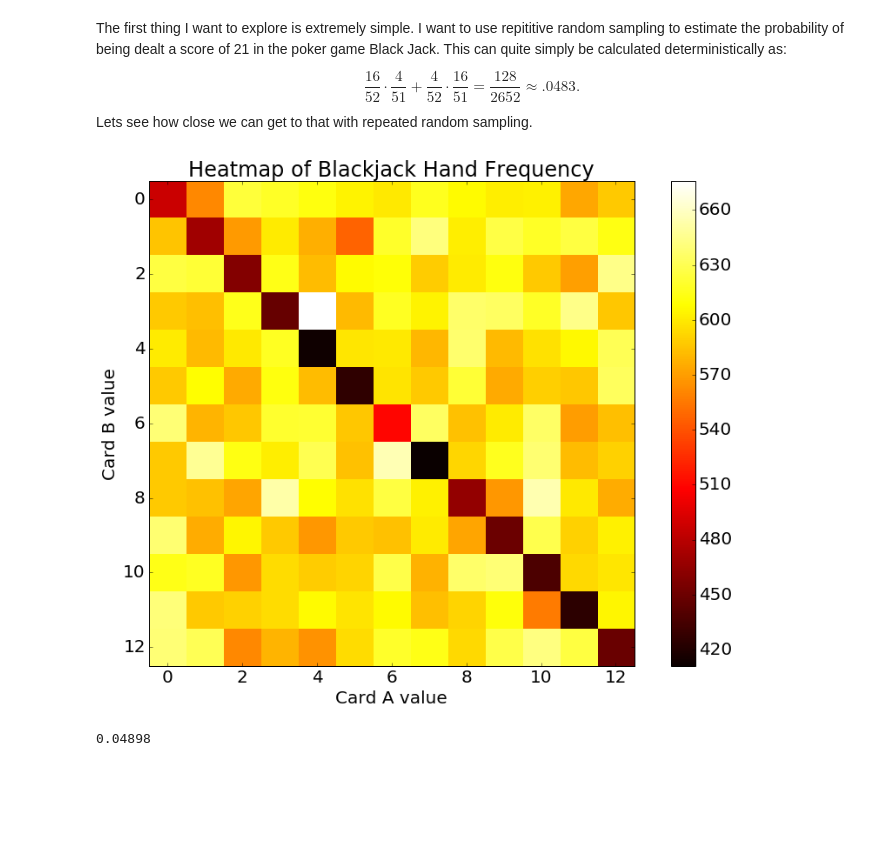
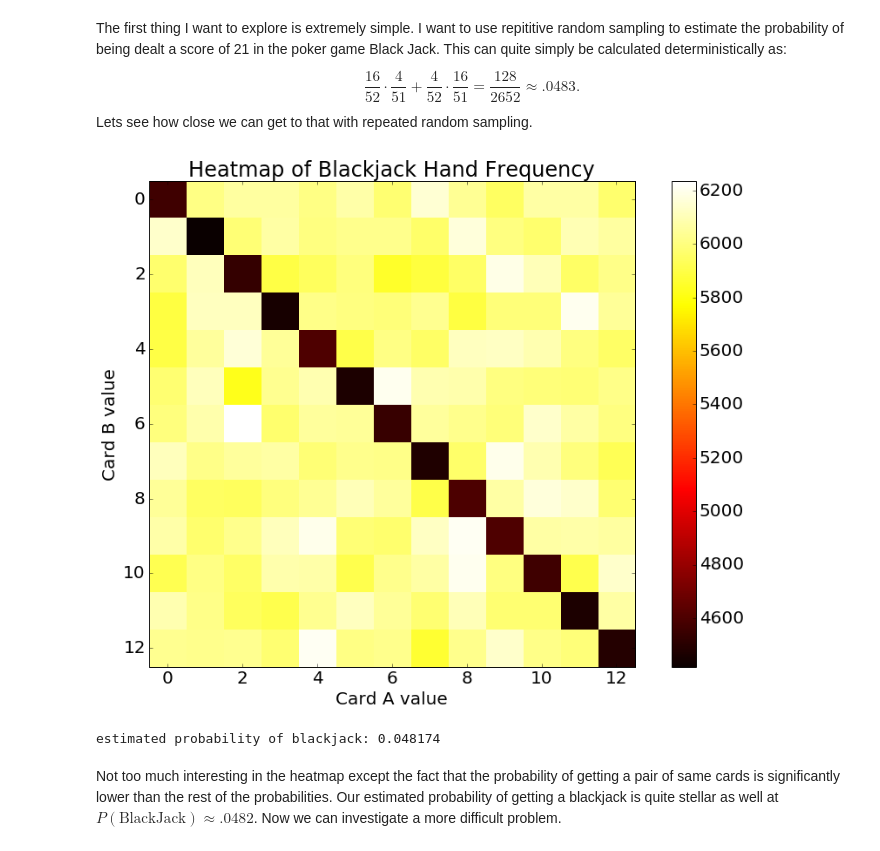
Before and after one commit to michaelneuder/numerical_experiments, a Jupyter notebook: cards/cards.ipynb, the cells around one changed output. Cells and saved outputs as stored; diff of their text form; code cells hidden in the pictures; blank space fills up the shorter version.

Commit message:
blackk jackkk

```diff
--- a/cards/cards.ipynb
+++ b/cards/cards.ipynb
@@ -39,17 +39,19 @@ def simulate_blackjack(trials):
             num_blackjacks += 1
     return num_blackjacks / num_trials, hand_frequency
 # %%
-trials = 100000
-probs, freqs = simulate_blackjack(trials)
+trials = 1000000
+prob, freqs = simulate_blackjack(trials)
 plt.imshow(freqs, cmap='hot', interpolation='nearest')
 plt.xlabel('Card A value')
 plt.ylabel('Card B value')
 plt.title('Heatmap of Blackjack Hand Frequency')
 plt.colorbar()
 plt.show()
 # %% [output]
-[figure, old version]
+[figure, new version]
-# %%
-print(probs)
-# %% [output]
-0.04898
+# %%
+print('estimated probability of blackjack:', prob)
+# %% [output]
+estimated probability of blackjack: 0.048174
+# %% [markdown]
+Not too much interesting in the heatmap except the fact that the probability of getting a pair of same cards is significantly lower than the rest of the probabilities. Our estimated probability of getting a blackjack is quite stellar as well at $P(\text{BlackJack}) \approx .0482$. Now we can investigate a more difficult problem.
```
